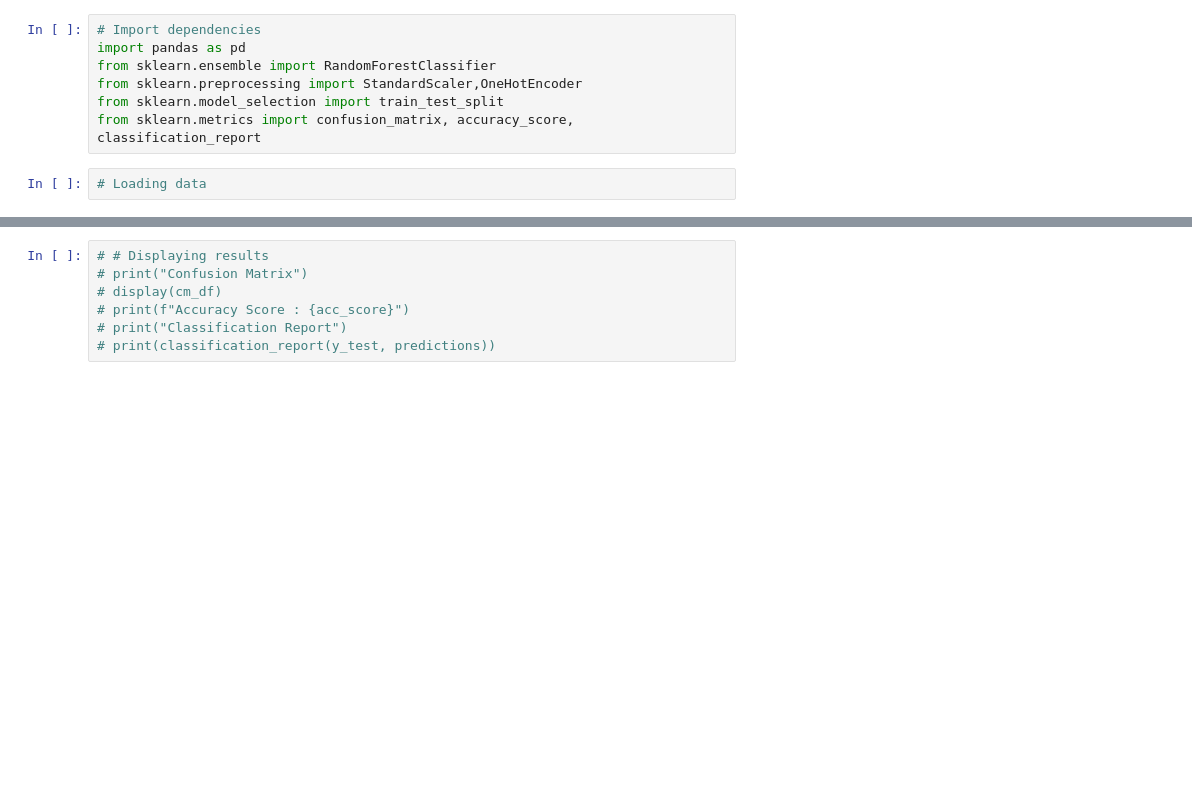
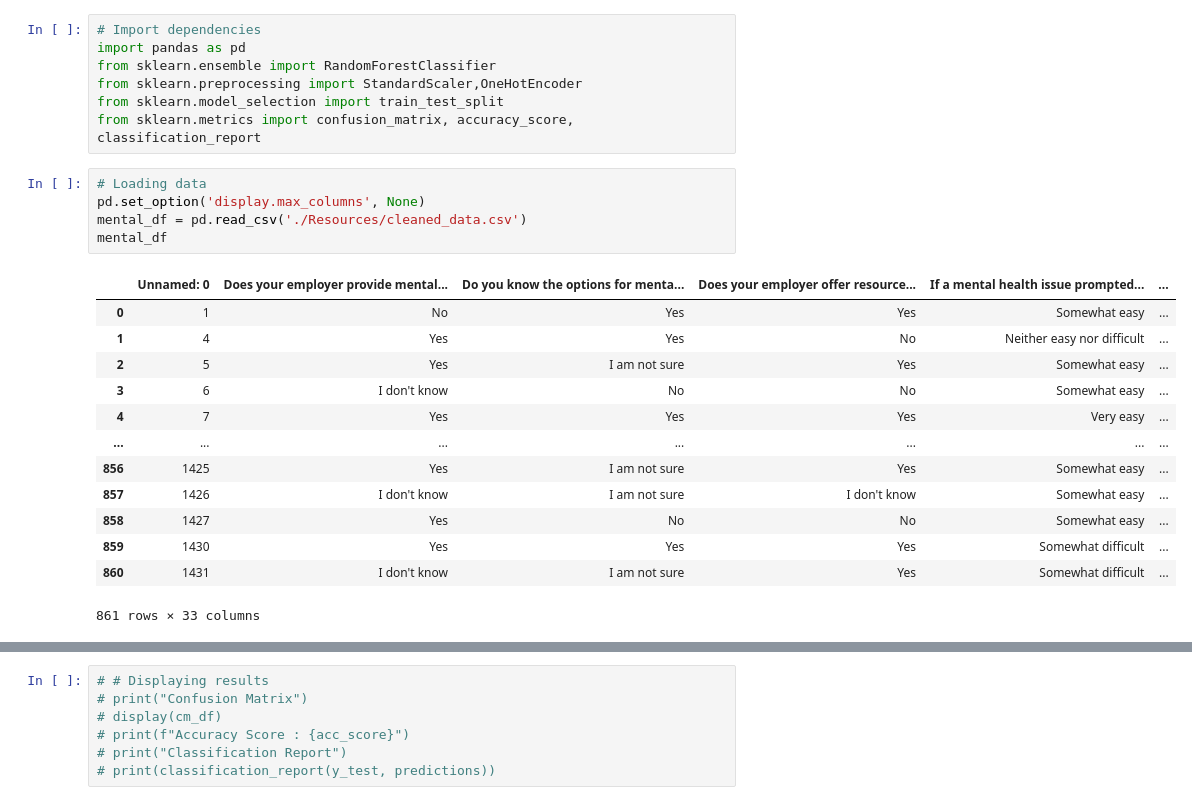
Before and after one commit to hillarykrumbholz/Mental_Health_in_Tech, a Jupyter notebook: Random_Forest_Model.ipynb, the cells around one changed output, grey strips where cells are left out. Cells and saved outputs as stored; diff of their text form; blank space fills up the shorter version.

```diff
--- a/Random_Forest_Model.ipynb
+++ b/Random_Forest_Model.ipynb
@@ -5,5 +5,22 @@ from sklearn.ensemble import RandomForestClassifier
 from sklearn.preprocessing import StandardScaler,OneHotEncoder
 from sklearn.model_selection import train_test_split
 from sklearn.metrics import confusion_matrix, accuracy_score, classification_report
-# %%
-# Loading data
+# %%
+# Loading data
+pd.set_option('display.max_columns', None)
+mental_df = pd.read_csv('./Resources/cleaned_data.csv')
+mental_df
+# %% [output]
+|  | Unnamed: 0 | Does your employer provide mental... | Do you know the options for menta... | Does your employer offer resource... | If a mental health issue prompted... | ... |
+| 0 | 1 | No | Yes | Yes | Somewhat easy | ... |
+| 1 | 4 | Yes | Yes | No | Neither easy nor difficult | ... |
+| 2 | 5 | Yes | I am not sure | Yes | Somewhat easy | ... |
+| 3 | 6 | I don't know | No | No | Somewhat easy | ... |
+| 4 | 7 | Yes | Yes | Yes | Very easy | ... |
+| ... | ... | ... | ... | ... | ... | ... |
+| 856 | 1425 | Yes | I am not sure | Yes | Somewhat easy | ... |
+| 857 | 1426 | I don't know | I am not sure | I don't know | Somewhat easy | ... |
+| 858 | 1427 | Yes | No | No | Somewhat easy | ... |
+| 859 | 1430 | Yes | Yes | Yes | Somewhat difficult | ... |
+| 860 | 1431 | I don't know | I am not sure | Yes | Somewhat difficult | ... |
+861 rows × 33 columns
```
Also changed, not shown: parts of 11 cells of this notebook, 1 other file.
